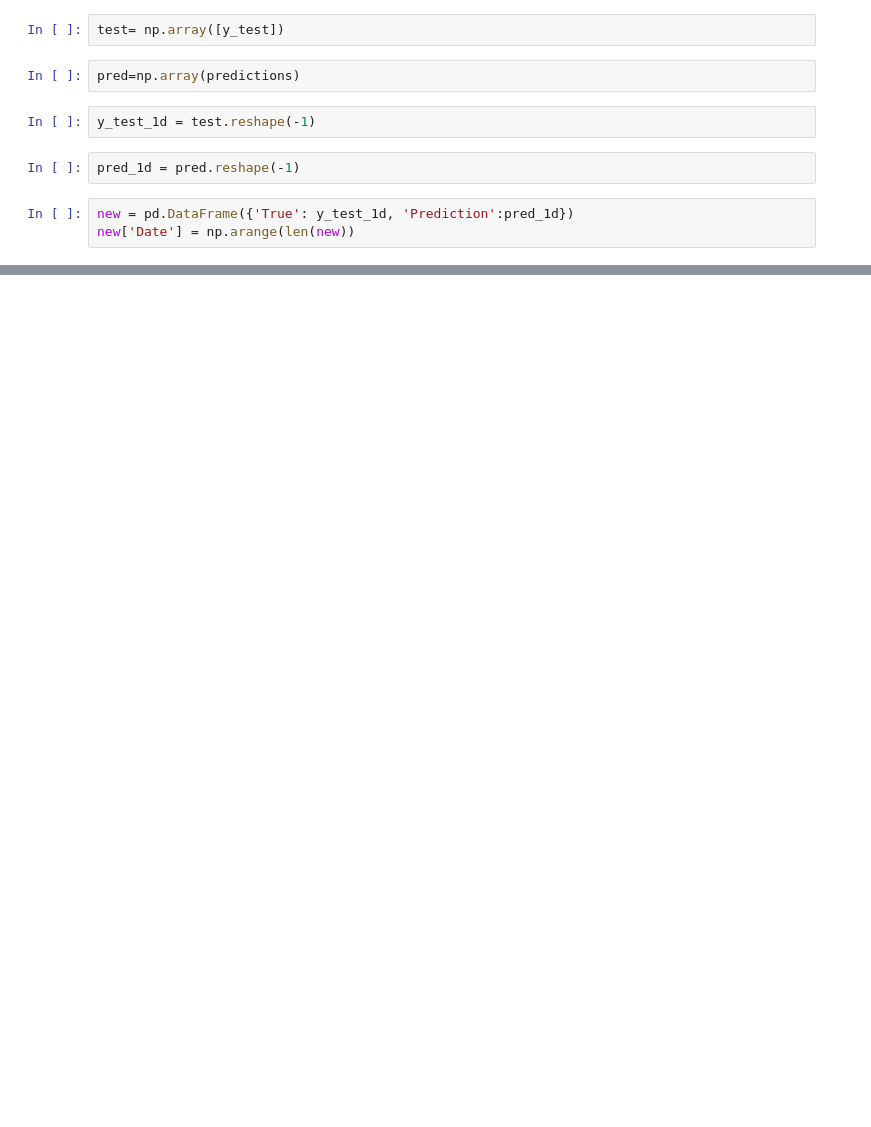
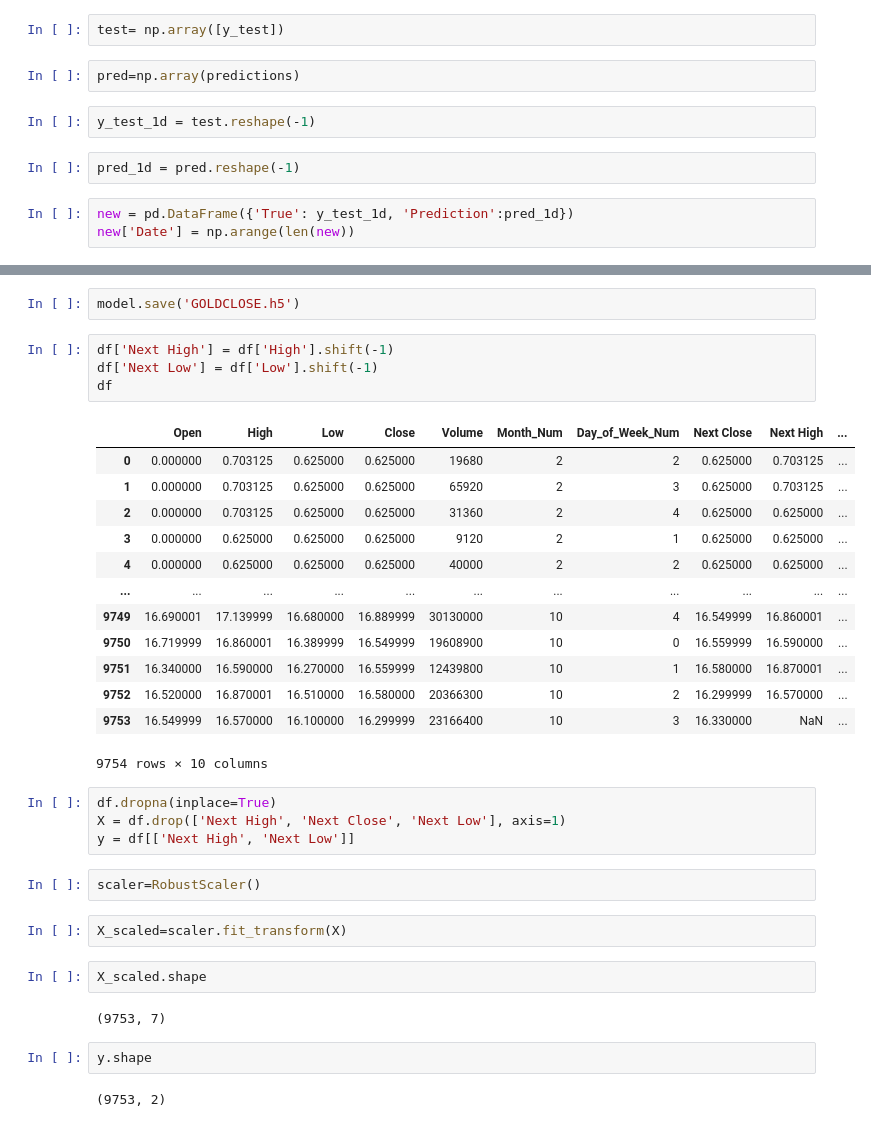
Before and after one commit to DOMINION-JOHN1/LSTM-Gold-Price-Prediction, a Jupyter notebook: GoldPred.ipynb, the cells around one changed output, grey strips where cells are left out. Saved outputs shown, nothing was run; the diff lists cells and outputs as text; blank space fills up the shorter version.

```diff
--- a/GoldPred.ipynb
+++ b/GoldPred.ipynb
@@ -231,0 +232,36 @@ plt.legend()
+# %%
+model.save('GOLDCLOSE.h5')
+# %%
+df['Next High'] = df['High'].shift(-1)
+df['Next Low'] = df['Low'].shift(-1)
+df
+# %% [output]
+|  | Open | High | Low | Close | Volume | Month_Num | Day_of_Week_Num | Next Close | Next High | ... |
+| 0 | 0.000000 | 0.703125 | 0.625000 | 0.625000 | 19680 | 2 | 2 | 0.625000 | 0.703125 | ... |
+| 1 | 0.000000 | 0.703125 | 0.625000 | 0.625000 | 65920 | 2 | 3 | 0.625000 | 0.703125 | ... |
+| 2 | 0.000000 | 0.703125 | 0.625000 | 0.625000 | 31360 | 2 | 4 | 0.625000 | 0.625000 | ... |
+| 3 | 0.000000 | 0.625000 | 0.625000 | 0.625000 | 9120 | 2 | 1 | 0.625000 | 0.625000 | ... |
+| 4 | 0.000000 | 0.625000 | 0.625000 | 0.625000 | 40000 | 2 | 2 | 0.625000 | 0.625000 | ... |
+| ... | ... | ... | ... | ... | ... | ... | ... | ... | ... | ... |
+| 9749 | 16.690001 | 17.139999 | 16.680000 | 16.889999 | 30130000 | 10 | 4 | 16.549999 | 16.860001 | ... |
+| 9750 | 16.719999 | 16.860001 | 16.389999 | 16.549999 | 19608900 | 10 | 0 | 16.559999 | 16.590000 | ... |
+| 9751 | 16.340000 | 16.590000 | 16.270000 | 16.559999 | 12439800 | 10 | 1 | 16.580000 | 16.870001 | ... |
+| 9752 | 16.520000 | 16.870001 | 16.510000 | 16.580000 | 20366300 | 10 | 2 | 16.299999 | 16.570000 | ... |
+| 9753 | 16.549999 | 16.570000 | 16.100000 | 16.299999 | 23166400 | 10 | 3 | 16.330000 | NaN | ... |
+9754 rows × 10 columns
+# %%
+df.dropna(inplace=True)
+X = df.drop(['Next High', 'Next Close', 'Next Low'], axis=1)
+y = df[['Next High', 'Next Low']]
+# %%
+scaler=RobustScaler()
+# %%
+X_scaled=scaler.fit_transform(X)
+# %%
+X_scaled.shape
+# %% [output]
+(9753, 7)
+# %%
+y.shape
+# %% [output]
+(9753, 2)
```
Also changed, not shown: parts of 19 cells of this notebook.
